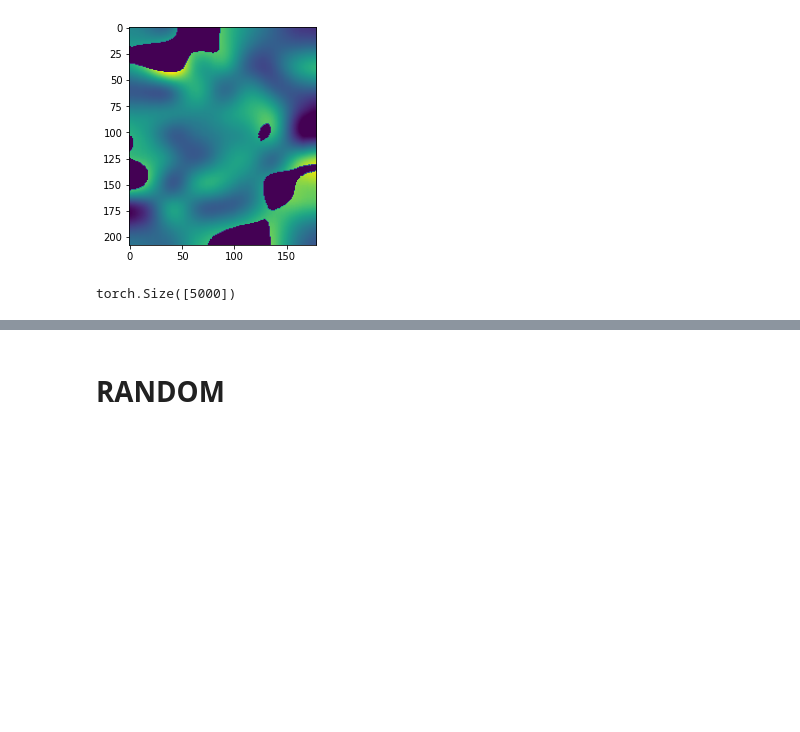
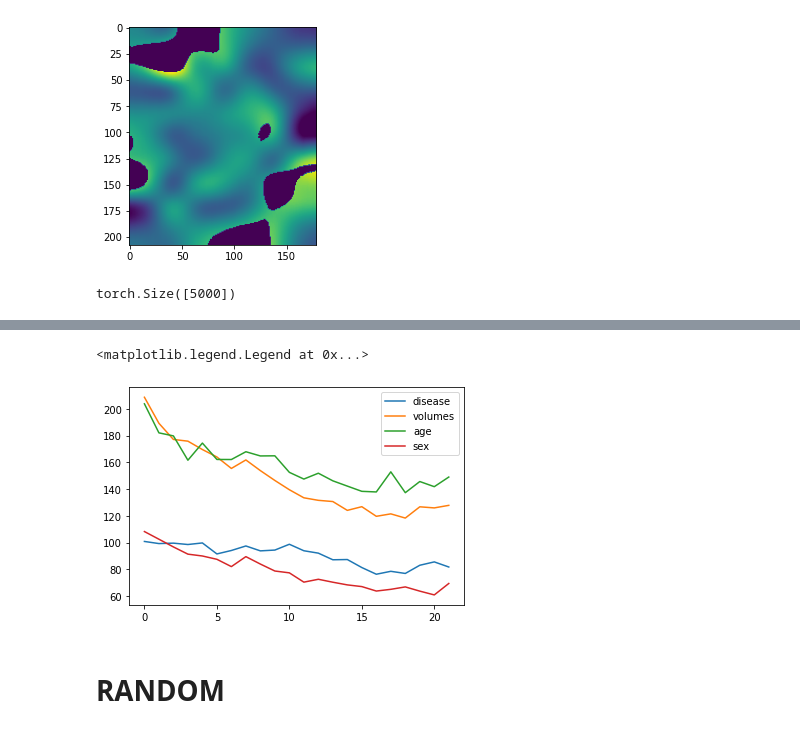
Before and after one commit to cosasha97/interpretability-dl-ndd, a Jupyter notebook: experiments.ipynb, the cells around one changed output, grey strips where cells are left out. Cells and saved outputs as stored; diff of their text form; code cells hidden in the pictures; blank space fills up the shorter version.

```diff
--- a/experiments.ipynb
+++ b/experiments.ipynb
@@ -662,3 +608,9 @@ def MoRF(X, model, exp_method, K=10, AUC=False, batch_size=512):
+# %%
+plt.plot(losses[['disease', 'volumes', 'age', 'sex']])
+plt.legend(['disease', 'volumes', 'age', 'sex'])
+# %% [output]
+<matplotlib.legend.Legend at 0x...>
+[figure, added]
 # %% [markdown]
 # RANDOM
 # %%
```
Also changed, not shown: parts of 20 cells of this notebook.
